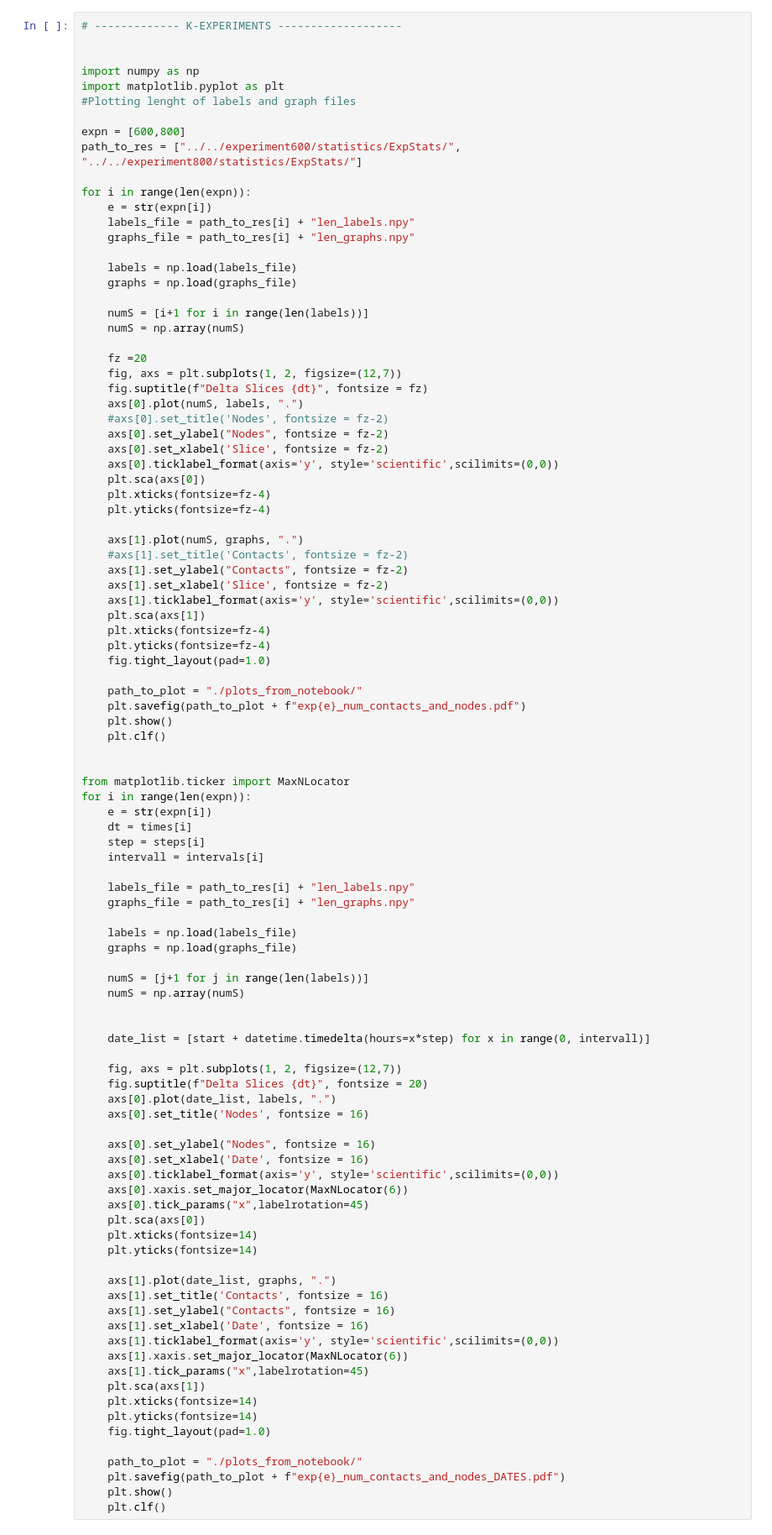
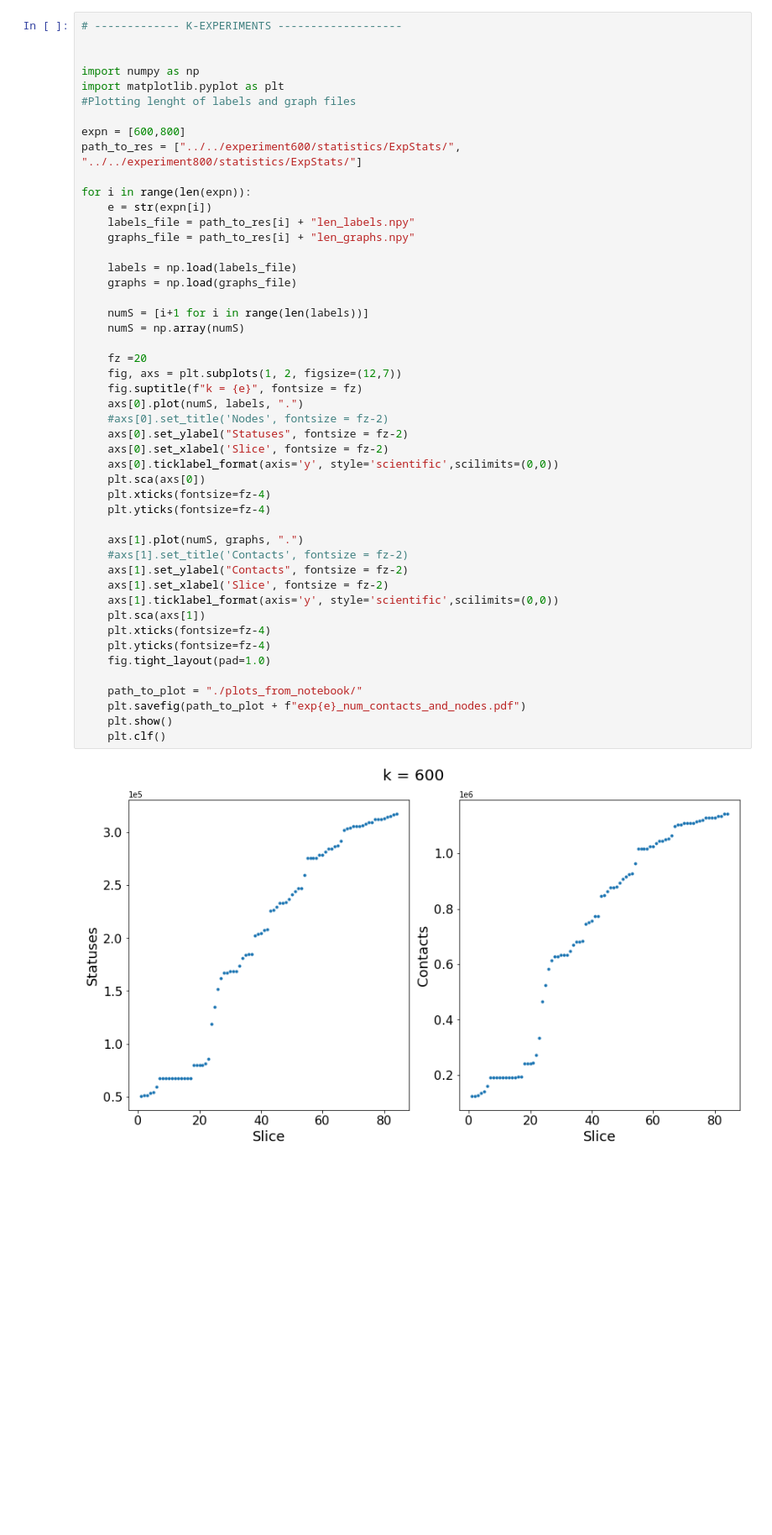
Before and after one commit to KasparaGaasvaer/MasterThesis, a Jupyter notebook: Scripts/Clustering/PlotScripts/plot_node_contact_dist.ipynb, the cells around one changed output. Shown: that part at 84% size. Cells and saved outputs as stored; diff of their text form; blank space fills up the shorter version.

```diff
--- a/Scripts/Clustering/PlotScripts/plot_node_contact_dist.ipynb
+++ b/Scripts/Clustering/PlotScripts/plot_node_contact_dist.ipynb
@@ -141,83 +149,34 @@ for i in range(len(expn)):
     labels = np.load(labels_file)
     graphs = np.load(graphs_file)
 
     numS = [i+1 for i in range(len(labels))]
     numS = np.array(numS)
 
     fz =20
     fig, axs = plt.subplots(1, 2, figsize=(12,7))
-    fig.suptitle(f"Delta Slices {dt}", fontsize = fz)
+    fig.suptitle(f"k = {e}", fontsize = fz)
     axs[0].plot(numS, labels, ".")
     #axs[0].set_title('Nodes', fontsize = fz-2)
-    axs[0].set_ylabel("Nodes", fontsize = fz-2)
+    axs[0].set_ylabel("Statuses", fontsize = fz-2)
     axs[0].set_xlabel('Slice', fontsize = fz-2)
     axs[0].ticklabel_format(axis='y', style='scientific',scilimits=(0,0))
     plt.sca(axs[0])
     plt.xticks(fontsize=fz-4)
     plt.yticks(fontsize=fz-4)
 
     axs[1].plot(numS, graphs, ".")
     #axs[1].set_title('Contacts', fontsize = fz-2)
     axs[1].set_ylabel("Contacts", fontsize = fz-2)
     axs[1].set_xlabel('Slice', fontsize = fz-2)
     axs[1].ticklabel_format(axis='y', style='scientific',scilimits=(0,0))
     plt.sca(axs[1])
     plt.xticks(fontsize=fz-4)
     plt.yticks(fontsize=fz-4)
     fig.tight_layout(pad=1.0)
 
     path_to_plot = "./plots_from_notebook/"
     plt.savefig(path_to_plot + f"exp{e}_num_contacts_and_nodes.pdf")
     plt.show()
     plt.clf()
-
-
-from matplotlib.ticker import MaxNLocator
-for i in range(len(expn)):
-    e = str(expn[i])
-    dt = times[i]
-    step = steps[i]
-    intervall = intervals[i]
-
-    labels_file = path_to_res[i] + "len_labels.npy"
-    graphs_file = path_to_res[i] + "len_graphs.npy"
-
-    labels = np.load(labels_file)
-    graphs = np.load(graphs_file)
-
-    numS = [j+1 for j in range(len(labels))]
-    numS = np.array(numS)
-
-
-    date_list = [start + datetime.timedelta(hours=x*step) for x in range(0, intervall)]
-
-    fig, axs = plt.subplots(1, 2, figsize=(12,7))
-    fig.suptitle(f"Delta Slices {dt}", fontsize = 20)
-    axs[0].plot(date_list, labels, ".")
-    axs[0].set_title('Nodes', fontsize = 16)
-
-    axs[0].set_ylabel("Nodes", fontsize = 16)
-    axs[0].set_xlabel('Date', fontsize = 16)
-    axs[0].ticklabel_format(axis='y', style='scientific',scilimits=(0,0))
-    axs[0].xaxis.set_major_locator(MaxNLocator(6))
-    axs[0].tick_params("x",labelrotation=45)
-    plt.sca(axs[0])
-    plt.xticks(fontsize=14)
-    plt.yticks(fontsize=14)
-
-    axs[1].plot(date_list, graphs, ".")
-    axs[1].set_title('Contacts', fontsize = 16)
-    axs[1].set_ylabel("Contacts", fontsize = 16)
-    axs[1].set_xlabel('Date', fontsize = 16)
-    axs[1].ticklabel_format(axis='y', style='scientific',scilimits=(0,0))
-    axs[1].xaxis.set_major_locator(MaxNLocator(6))
-    axs[1].tick_params("x",labelrotation=45)
-    plt.sca(axs[1])
-    plt.xticks(fontsize=14)
-    plt.yticks(fontsize=14)
-    fig.tight_layout(pad=1.0)
-
-    path_to_plot = "./plots_from_notebook/"
-    plt.savefig(path_to_plot + f"exp{e}_num_contacts_and_nodes_DATES.pdf")
-    plt.show()
-    plt.clf()
+# %% [output]
+[figure, added]
```
Also changed, not shown: parts of 3 cells of this notebook, 7 other files.
